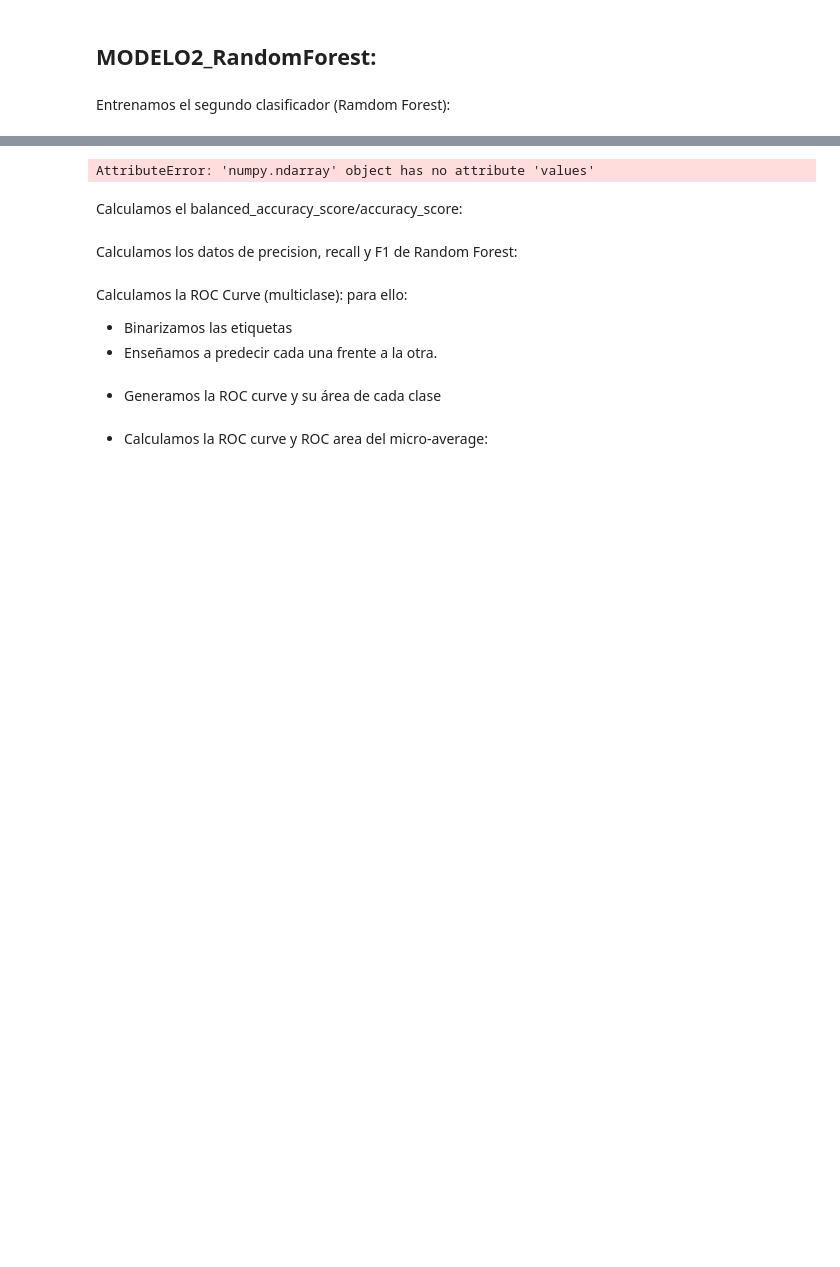
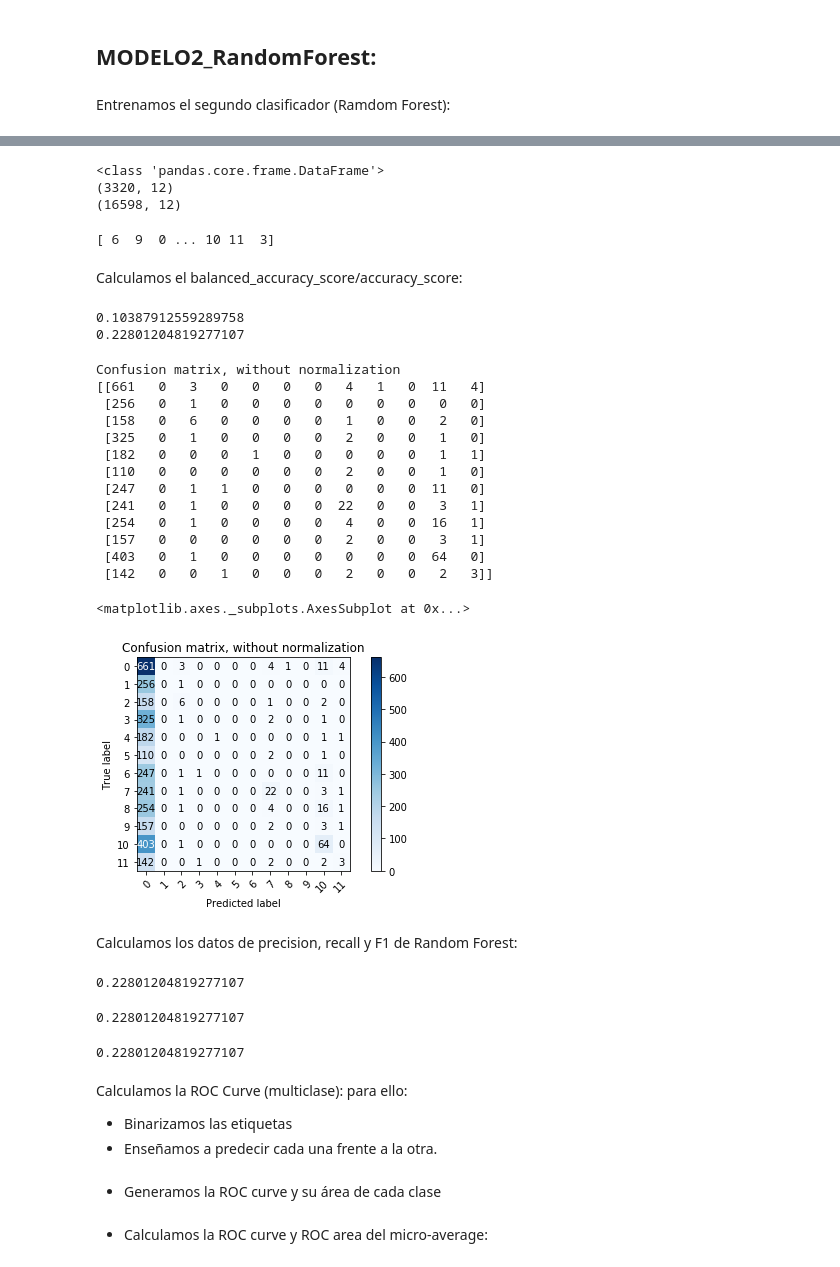
Before and after one commit to LauraRepullo/datamad0119, a Jupyter notebook: module-3/supervised-learning-project/your-code/main.ipynb, the cells around one changed output, grey strips where cells are left out. Cells and saved outputs as stored; diff of their text form; code cells hidden in the pictures; blank space fills up the shorter version.

```diff
--- a/module-3/supervised-learning-project/your-code/main.ipynb
+++ b/module-3/supervised-learning-project/your-code/main.ipynb
@@ -532,5 +554,17 @@ print(y_test - cls_forest.predict(X_test))
+# %%
+print(type(y_test))
+y_test = pd.DataFrame(y_test)
+y=pd.DataFrame(y)
+print(y_test.shape)
+print(y.shape)
+# %% [output]
+<class 'pandas.core.frame.DataFrame'>
+(3320, 12)
+(16598, 12)
 # %%
 from sklearn.metrics import confusion_matrix
+
+# confusion_matrix(y_test.values.argmax(axis=1), predictions.argmax(axis=1))
 
 actual_values2 = y_test.values.argmax(axis=1)
 predictions2 = cls_forest.predict(X_test).argmax(axis=1)
@@ -538,7 +572,7 @@ print(actual_values2)
 
 cm2 = confusion_matrix(actual_values2, predictions2)
 # %% [output]
-AttributeError: 'numpy.ndarray' object has no attribute 'values'
+[ 6  9  0 ... 10 11  3]
 # %% [markdown]
 Calculamos el balanced_accuracy_score/accuracy_score:
 # %%
@@ -549,6 +583,9 @@ print(balanced_accuracy_score(actual_values2, predictions2))
 from sklearn.metrics import accuracy_score
 
 print(accuracy_score(actual_values2, predictions2))
+# %% [output]
+0.10387912559289758
+0.22801204819277107
 # %%
 def plot_confusion_matrix(y_true, y_pred, classes,
                           normalize=False,
@@ -565,45 +602,61 @@ def plot_confusion_matrix(y_true, y_pred, classes,
             title = 'Confusion matrix, without normalization'
 
     # Compute confusion matrix
-    cm = confusion_matrix(y_true, y_pred)
+    cm2 = confusion_matrix(y_true, y_pred)
     # Only use the labels that appear in the data
     classes = classes[unique_labels(y_true, y_pred)]
     if normalize:
-        cm = cm.astype('float') / cm.sum(axis=1)[:, np.newaxis]
+        cm2 = cm2.astype('float') / cm2.sum(axis=1)[:, np.newaxis]
         print("Normalized confusion matrix")
     else:
         print('Confusion matrix, without normalization')
 
-    print(cm)
+    print(cm2)
 
     fig, ax = plt.subplots()
-    im = ax.imshow(cm, interpolation='nearest', cmap=cmap)
+    im = ax.imshow(cm2, interpolation='nearest', cmap=cmap)
     ax.figure.colorbar(im, ax=ax)
     # We want to show all ticks...
-    ax.set(xticks=np.arange(cm.shape[1]),
-           yticks=np.arange(cm.shape[0]),
+    ax.set(xticks=np.arange(cm2.shape[1]),
+           yticks=np.arange(cm2.shape[0]),
            # ... and label them with the respective list entries
            xticklabels=classes, yticklabels=classes,
            title=title,
            ylabel='True label',
            xlabel='Predicted label')
 
     # Rotate the tick labels and set their alignment.
     plt.setp(ax.get_xticklabels(), rotation=45, ha="right",
              rotation_mode="anchor")
 
     # Loop over data dimensions and create text annotations.
     fmt = '.2f' if normalize else 'd'
-    thresh = cm.max() / 2.
-    for i in range(cm.shape[0]):
-        for j in range(cm.shape[1]):
-            ax.text(j, i, format(cm[i, j], fmt),
+    thresh = cm2.max() / 2.
+    for i in range(cm2.shape[0]):
+        for j in range(cm2.shape[1]):
+            ax.text(j, i, format(cm2[i, j], fmt),
                     ha="center", va="center",
-                    color="white" if cm[i, j] > thresh else "black")
+                    color="white" if cm2[i, j] > thresh else "black")
     fig.tight_layout()
     return ax
 
 plot_confusion_matrix(actual_values2, predictions2, y.columns)
+# %% [output]
+Confusion matrix, without normalization
+[[661   0   3   0   0   0   0   4   1   0  11   4]
+ [256   0   1   0   0   0   0   0   0   0   0   0]
+ [158   0   6   0   0   0   0   1   0   0   2   0]
+ [325   0   1   0   0   0   0   2   0   0   1   0]
+ [182   0   0   0   1   0   0   0   0   0   1   1]
+ [110   0   0   0   0   0   0   2   0   0   1   0]
+ [247   0   1   1   0   0   0   0   0   0  11   0]
+ [241   0   1   0   0   0   0  22   0   0   3   1]
+ [254   0   1   0   0   0   0   4   0   0  16   1]
+ [157   0   0   0   0   0   0   2   0   0   3   1]
+ [403   0   1   0   0   0   0   0   0   0  64   0]
+ [142   0   0   1   0   0   0   2   0   0   2   3]]
+<matplotlib.axes._subplots.AxesSubplot at 0x...>
+[figure, added]
 # %% [markdown]
 Calculamos los datos de precision, recall y F1 de Random Forest:
 # %%
@@ -614,10 +667,16 @@ recall2 = recall_score(actual_values2, predictions2, average='micro')
 f1_score2 = f1_score(actual_values2, predictions2, average='micro')
 # %%
 print(precision2)
+# %% [output]
+0.22801204819277107
 # %%
 print(recall2)
+# %% [output]
+0.22801204819277107
 # %%
 print(f1_score2)
+# %% [output]
+0.22801204819277107
 # %% [markdown]
 Calculamos la ROC Curve (multiclase): para ello:
 
```
Also changed, not shown: parts of 12 cells of this notebook, 1 other file.
